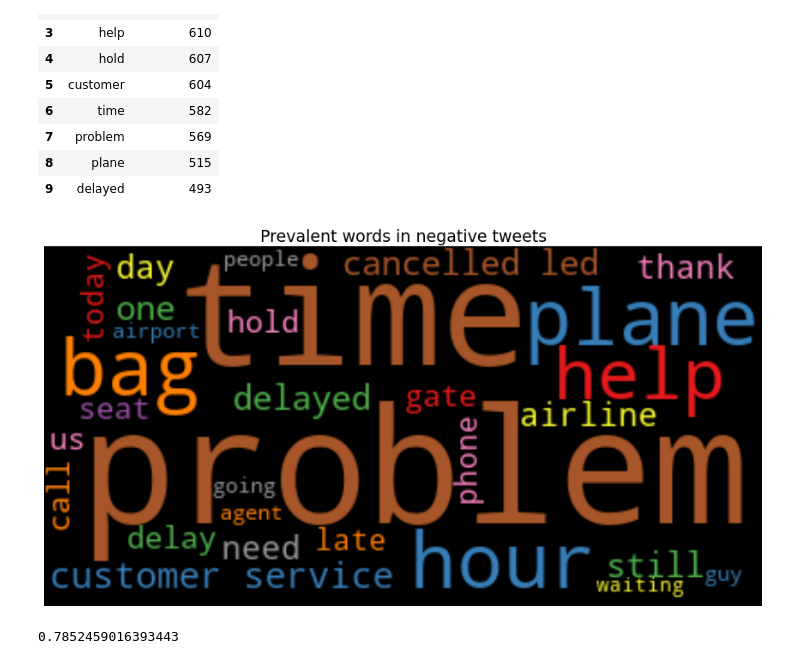
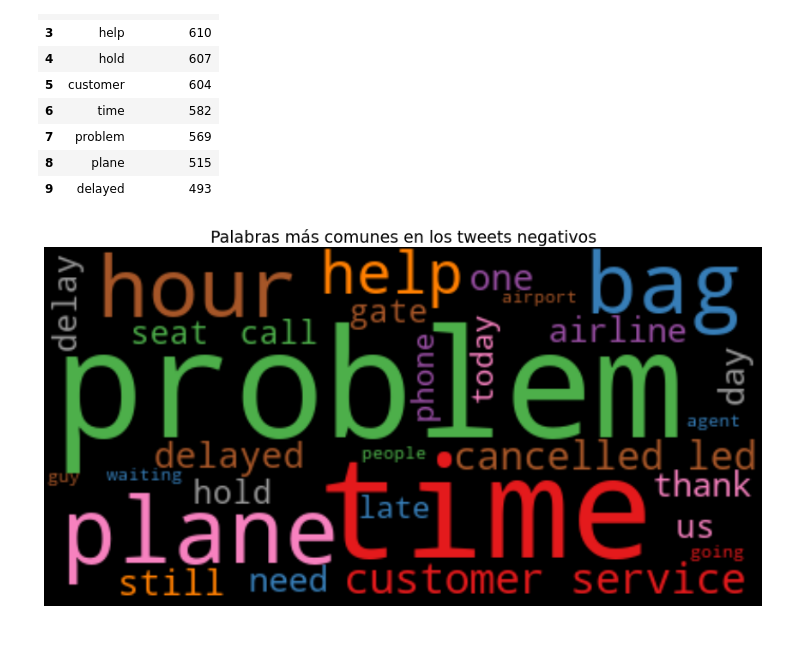
Before and after one commit to astach-DS/Tweets-Sentiment-Classification, a Jupyter notebook: Tweets.ipynb, the cells around one changed output. Drawn from its saved outputs; the diff is of its cells as text; code cells hidden in the pictures.

```diff
--- a/Tweets.ipynb
+++ b/Tweets.ipynb
@@ -150,0 +151,2 @@ pd.DataFrame(collections.Counter(lista).most_common(10),columns=['Palabra','Frec
+# %%
+plt.rcParams.update({'font.size': 13})
@@ -221,0 +233,13 @@ plt.show()
+# %%
+#Visualización de las palabras más comunes según clasificación de Tweet en neutro
+mask_neutral = data['airline_sentiment'] == 'neutral'
+data['text_clean'].loc[mask_neutral]
+neutral_tweet_list = [tweet for tweet in data['text_clean'].loc[mask_neutral]]
+list_neutral=[]
+for tweet in neutral_tweet_list:
+    words = tweet.split()
+    for word in words:
+        if word not in stop_words:
+            list_neutral.append(word)
+
+pd.DataFrame(collections.Counter(list_neutral).most_common(10),columns=['Palabra','Frecuencia']).style.background_gradient(cmap='Blues')
@@ -246,16 +294,16 @@ pd.DataFrame(collections.Counter(list_negative).most_common(10),columns=['Palabr
 | 9 | delayed | 493 |
 # %%
 #Visualizacion de las principales palabras en los tweets negativos sin stop words
-text2 = ",".join(review for review in list_negative)
+text2 = ",".join(word for word in list_negative)
 wordcloud = WordCloud(max_words=30, colormap='Set1',background_color="black").generate(text2)
 plt.figure(figsize=(15,10))
 plt.imshow(wordcloud, interpolation='bilinear')
 plt.axis("off")
 plt.figure(1,figsize=(12, 12))
-plt.title('Prevalent words in negative tweets',fontsize=19)
+plt.title('Palabras más comunes en los tweets negativos',fontsize=19)
 plt.show()
 # %% [output]
-[figure, old version]
+[figure, new version]
 # %%
 from sklearn.model_selection import train_test_split
 from sklearn.feature_extraction.text import CountVectorizer
@@ -279,4 +313,0 @@ y_pred = model.predict(x_test)
-# %%
-accuracy_score(y_test,y_pred)
-# %% [output]
-0.7852459016393443
```
Also changed, not shown: parts of 31 cells of this notebook.
